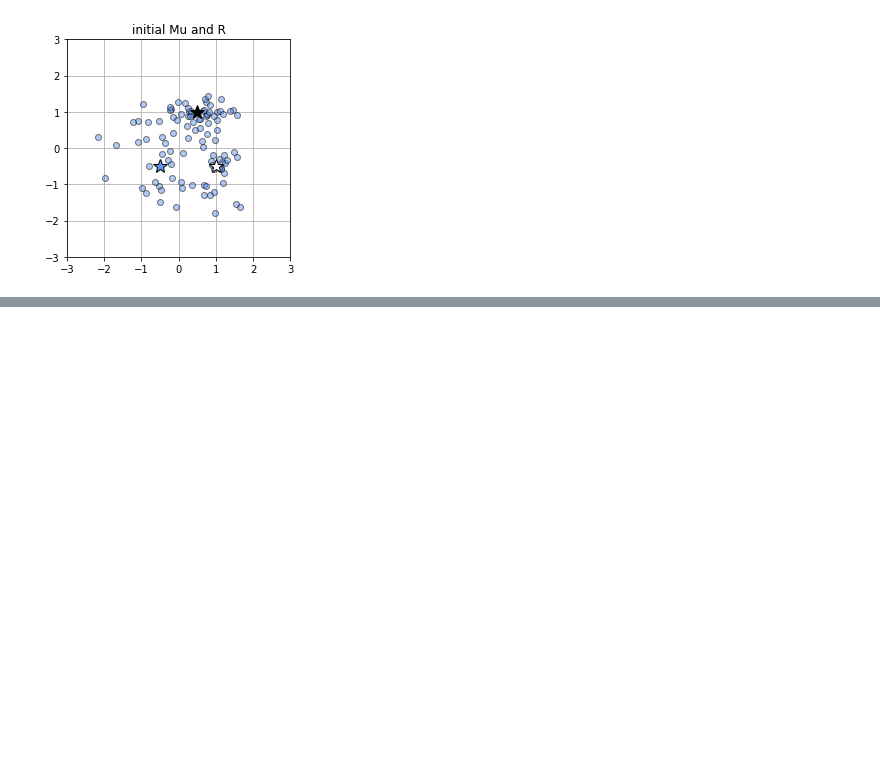
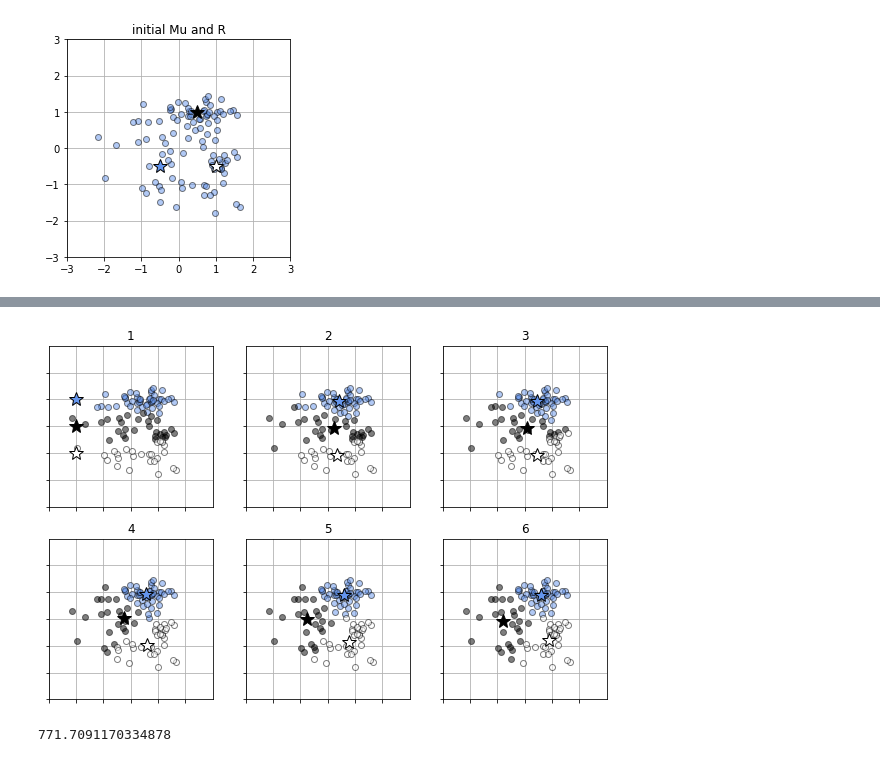
Before and after one commit to Shin9cloud/RNN-reinforcement_learning, a Jupyter notebook: CHAPTER 09 비지도 학습.ipynb, the cells around one changed output, grey strips where cells are left out. Cells and saved outputs as stored; diff of their text form; code cells hidden in the pictures; blank space fills up the shorter version.

```diff
--- a/CHAPTER 09 비지도 학습.ipynb
+++ b/CHAPTER 09 비지도 학습.ipynb
@@ -135,0 +150,41 @@ plt.show()
+# %%
+def step2_kmeans(x0, x1, r):
+    mu = np.zeros((K, 2))
+    for k in range(K):
+        mu[k, 0] = np.sum(r[:, k] * x0)/ np.sum(r[:, k])
+        mu[k, 1] = np.sum(r[:, k] * x1)/ np.sum(r[:, k])
+    return mu
+
+plt.figure(1, figsize = (10, 6.5))
+Mu = np.array([[-2, 1], [-2, 0], [-2, -1]])
+max_it = 6 # 반복 횟수
+for it in range(0, max_it):
+    plt.subplot(2, 3, it + 1)
+    R = step1_kmeans(X[:, 0], X[:, 1], Mu)
+    show_prm(X, R, Mu, X_col)
+    plt.title("{0:d}".format(it + 1))
+    plt.xticks(range(X_range0[0], X_range0[1]), "")
+    plt.yticks(range(X_range1[0], X_range0[1]), "")
+    Mu = step2_kmeans(X[:, 0], X[:, 1], R)
+plt.show()
+# %% [output]
+[figure, added]
+# %%
+# 목적 함수
+def distortion_measure(x0, x1, r, mu):
+    # 입력은 2차원으로 제한하고 있음.
+    N = len(x0)
+    J = 0
+    for n in range(N):
+        for k in range(K
+                      ):
+            J = J + r[n, k] * ((x0[n] - mu[k, 0])**2
+                              +(x1[n] - mu[k, 1])**2)
+    return J
+# test
+# Mu와 R의 초기화
+Mu = np.array([[-2, 1], [-2, 0], [-2, -1]])
+R = np.c_[np.ones((N, 1), dtype=int), np.zeros((N,2), dtype=int)]
+distortion_measure(X[:,0], X[:,1], R, Mu)
+# %% [output]
+771.7091170334878
```
Also changed, not shown: parts of 27 cells of this notebook, 1 other file.
